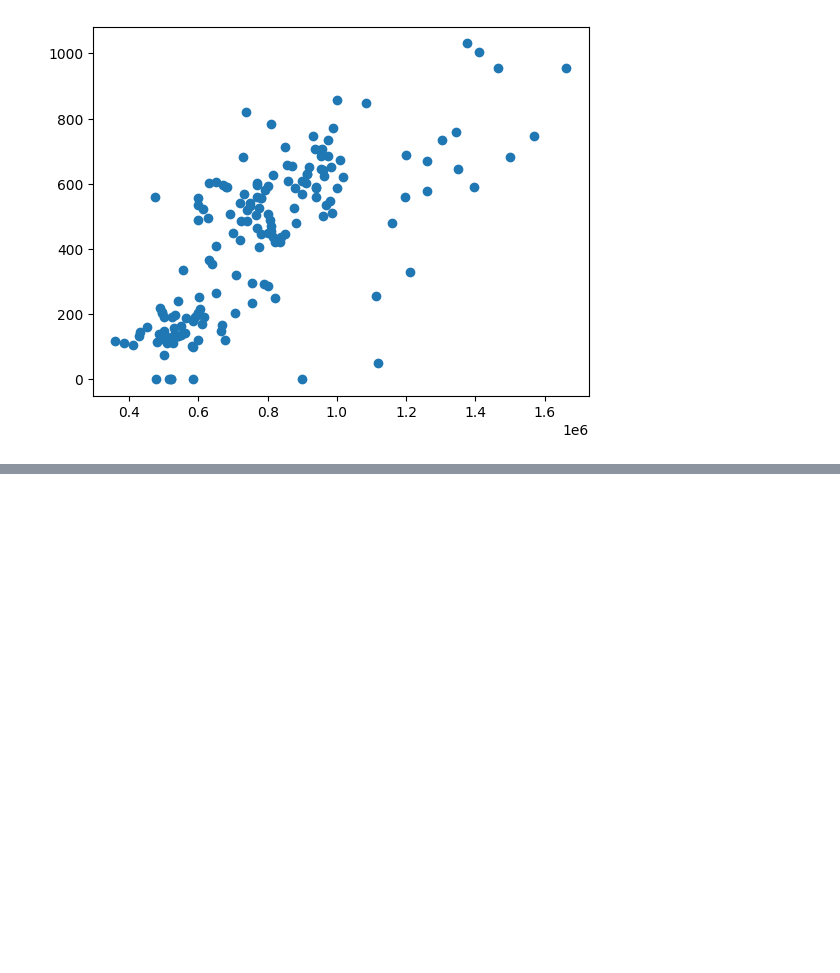
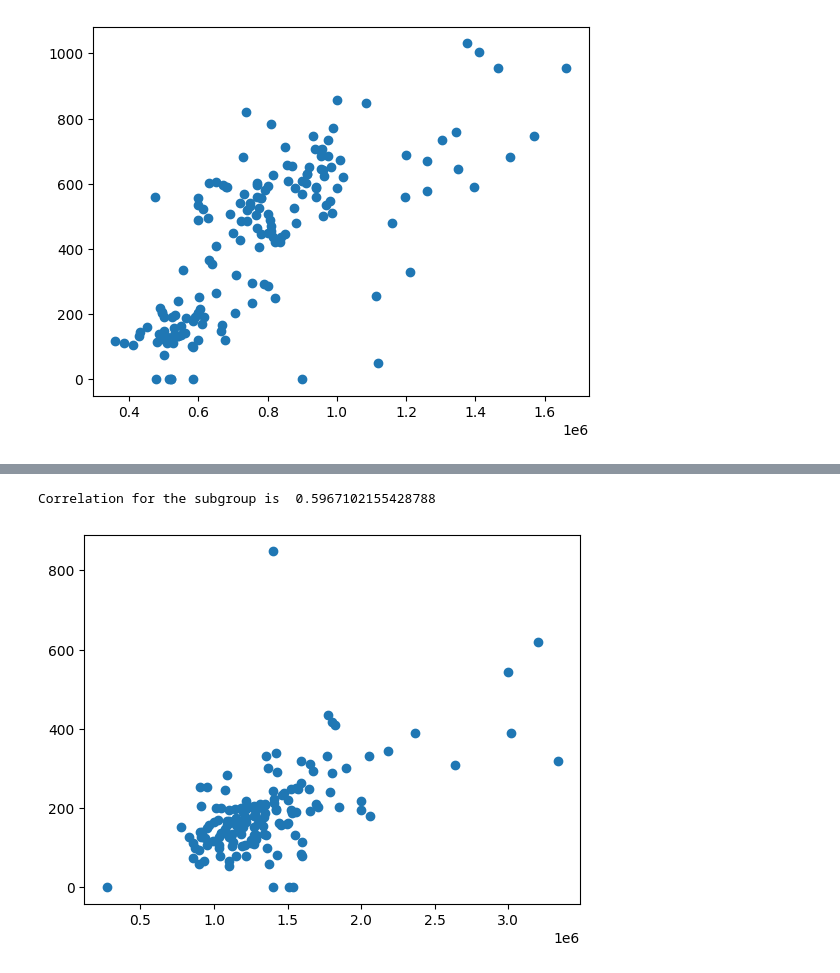
Before and after one commit to adityachandla/emmProject, a Jupyter notebook: VerifyFindings.ipynb, the cells around one changed output, grey strips where cells are left out. Drawn from its saved outputs; the diff is of its cells as text; code cells hidden in the pictures; blank space fills up the shorter version.

```diff
--- a/VerifyFindings.ipynb
+++ b/VerifyFindings.ipynb
@@ -27,0 +47,9 @@ Correlation for this group is  0.7299075536603649
+# %%
+richmond_subgroup = richmond_rows.loc[richmond_rows['Type'] == 'h'].loc[richmond_rows['Car'] <= 5]
+subgroup_price = richmond_subgroup['Price']
+subgroup_landsize = richmond_subgroup['Landsize']
+plt.scatter(subgroup_price, subgroup_landsize)
+print("Correlation for the subgroup is ", np.corrcoef(subgroup_price, subgroup_landsize)[0][1])
+# %% [output]
+Correlation for the subgroup is  0.5967102155428788
+[figure, added]
```
Also changed, not shown: parts of 3 cells of this notebook, 4 other files.
